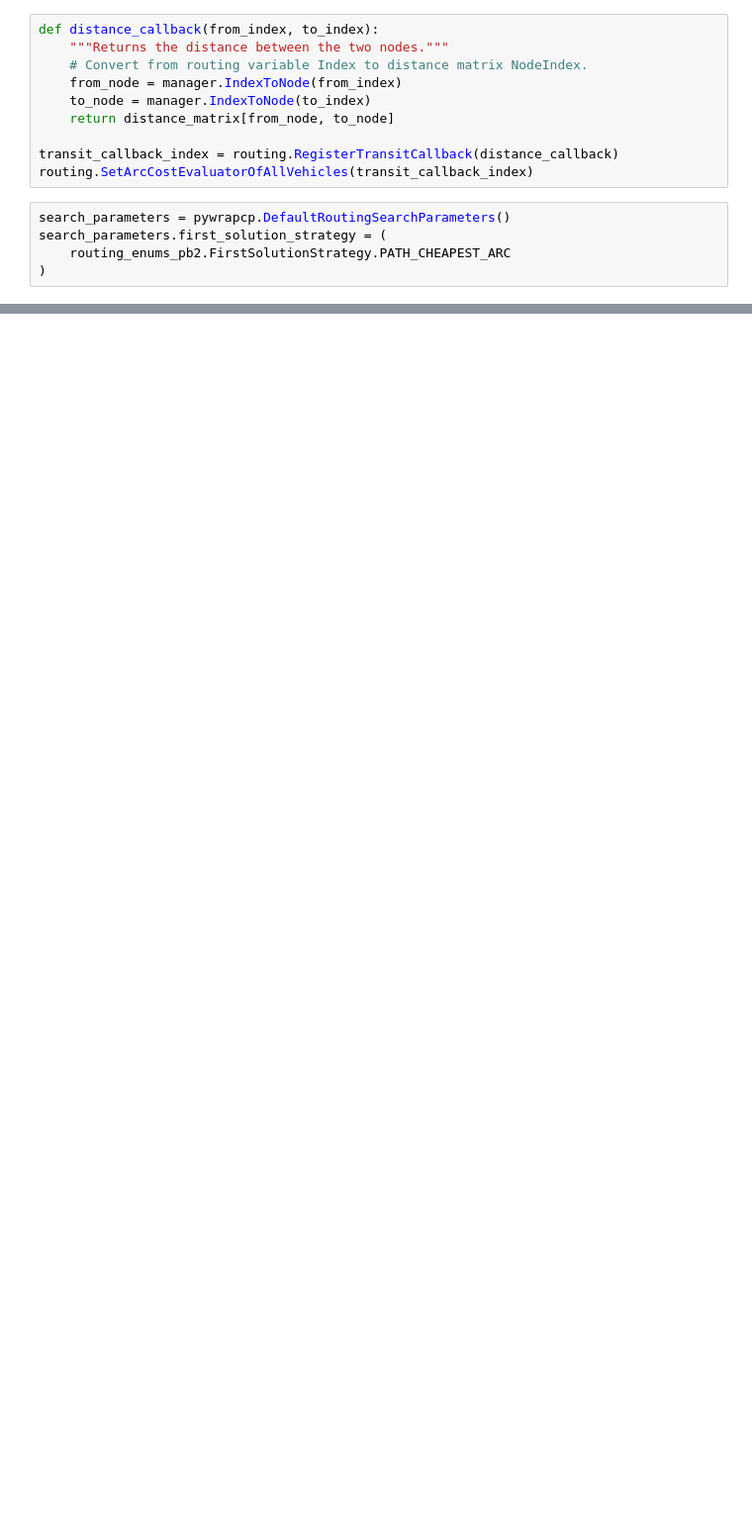
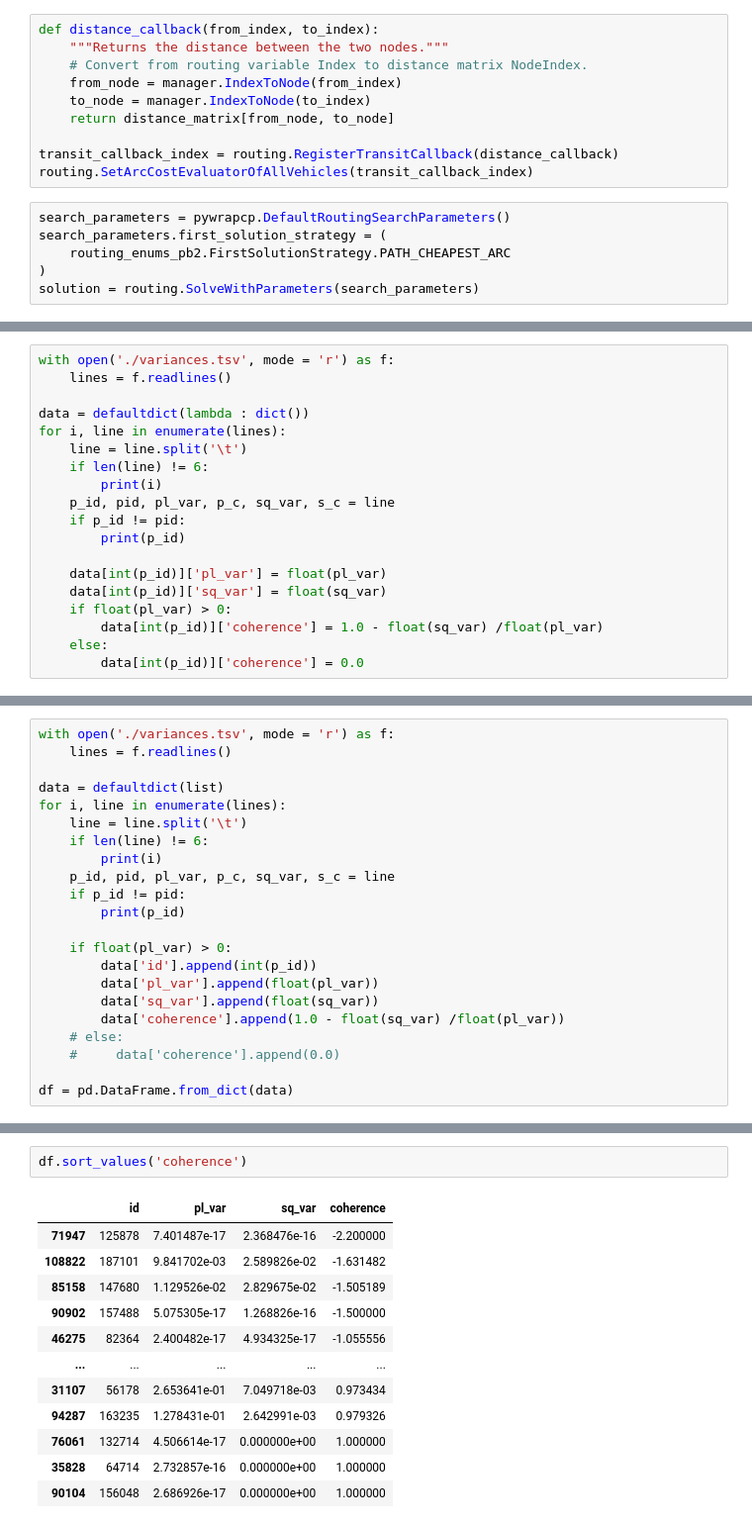
Before and after one commit to tamaki12345/master_exp, a Jupyter notebook: coherence/exp.ipynb, the cells around one changed output, grey strips where cells are left out. Shown: that part at 99% size. Saved outputs shown, nothing was run; the diff lists cells and outputs as text; blank space fills up the shorter version.

```diff
--- a/coherence/exp.ipynb
+++ b/coherence/exp.ipynb
@@ -411,6 +530,7 @@ search_parameters = pywrapcp.DefaultRoutingSearchParameters()
 search_parameters.first_solution_strategy = (
     routing_enums_pb2.FirstSolutionStrategy.PATH_CHEAPEST_ARC
 )
+solution = routing.SolveWithParameters(search_parameters)
 # %%
 def get_routes(solution, routing, manager):
   """Get vehicle routes from a solution and store them in an array."""
@@ -463,0 +798,19 @@ for p_id, playlist in enumerate(playlist_list[1:]):
+# %%
+with open('./variances.tsv', mode = 'r') as f:
+    lines = f.readlines()
+
+data = defaultdict(lambda : dict())
+for i, line in enumerate(lines):
+    line = line.split('\t')
+    if len(line) != 6:
+        print(i)
+    p_id, pid, pl_var, p_c, sq_var, s_c = line
+    if p_id != pid:
+        print(p_id)
+
+    data[int(p_id)]['pl_var'] = float(pl_var)
+    data[int(p_id)]['sq_var'] = float(sq_var)
+    if float(pl_var) > 0:
+        data[int(p_id)]['coherence'] = 1.0 - float(sq_var) /float(pl_var)
+    else:
+        data[int(p_id)]['coherence'] = 0.0
@@ -463,0 +831,22 @@ for p_id, playlist in enumerate(playlist_list[1:]):
+# %%
+with open('./variances.tsv', mode = 'r') as f:
+    lines = f.readlines()
+
+data = defaultdict(list)
+for i, line in enumerate(lines):
+    line = line.split('\t')
+    if len(line) != 6:
+        print(i)
+    p_id, pid, pl_var, p_c, sq_var, s_c = line
+    if p_id != pid:
+        print(p_id)
+
+    if float(pl_var) > 0:
+        data['id'].append(int(p_id))
+        data['pl_var'].append(float(pl_var))
+        data['sq_var'].append(float(sq_var))
+        data['coherence'].append(1.0 - float(sq_var) /float(pl_var))
+    # else:
+    #     data['coherence'].append(0.0)
+
+df = pd.DataFrame.from_dict(data)
@@ -463,0 +867,15 @@ for p_id, playlist in enumerate(playlist_list[1:]):
+# %%
+df.sort_values('coherence')
+# %% [output]
+|  | id | pl_var | sq_var | coherence |
+| 71947 | 125878 | 7.401487e-17 | 2.368476e-16 | -2.200000 |
+| 108822 | 187101 | 9.841702e-03 | 2.589826e-02 | -1.631482 |
+| 85158 | 147680 | 1.129526e-02 | 2.829675e-02 | -1.505189 |
+| 90902 | 157488 | 5.075305e-17 | 1.268826e-16 | -1.500000 |
+| 46275 | 82364 | 2.400482e-17 | 4.934325e-17 | -1.055556 |
+| ... | ... | ... | ... | ... |
+| 31107 | 56178 | 2.653641e-01 | 7.049718e-03 | 0.973434 |
+| 94287 | 163235 | 1.278431e-01 | 2.642991e-03 | 0.979326 |
+| 76061 | 132714 | 4.506614e-17 | 0.000000e+00 | 1.000000 |
+| 35828 | 64714 | 2.732857e-16 | 0.000000e+00 | 1.000000 |
+| 90104 | 156048 | 2.686926e-17 | 0.000000e+00 | 1.000000 |
```
Also changed, not shown: parts of 49 cells of this notebook, 11 other files.
